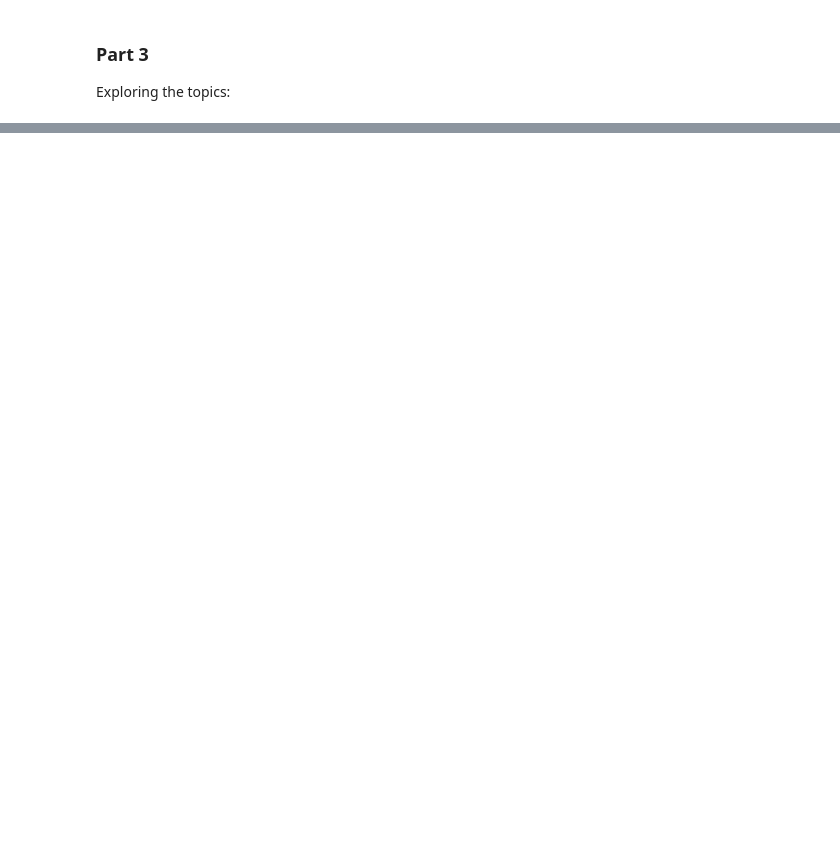
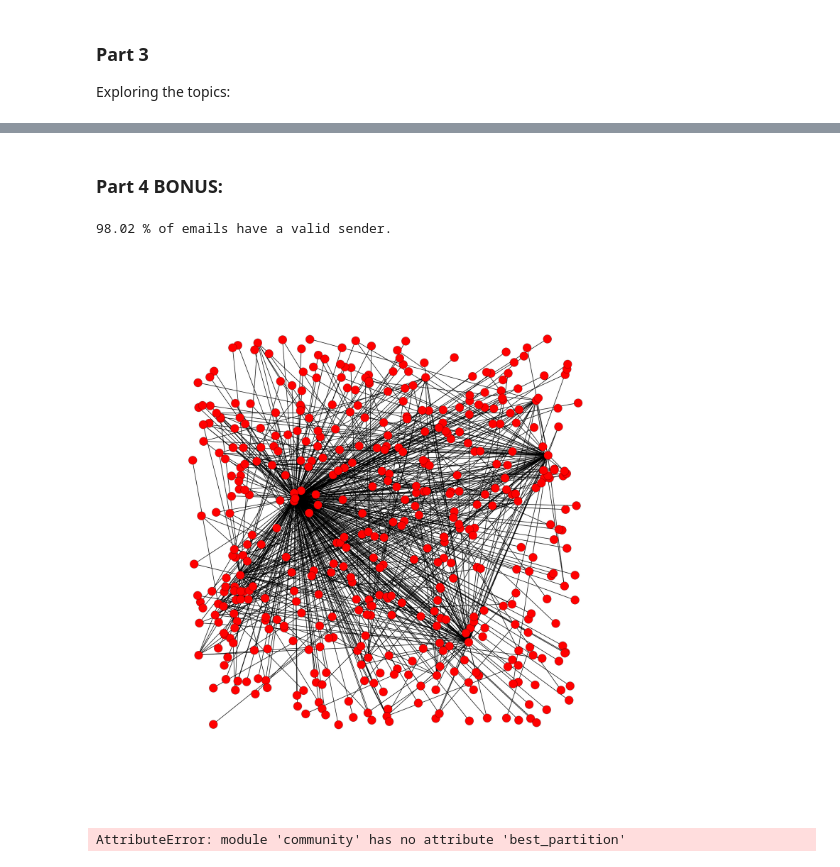
Before and after one commit to fdevillard/ada-homeworks, a Jupyter notebook: 05 - Taming Text/HW5.ipynb, the cells around one changed output, grey strips where cells are left out. Drawn from its saved outputs; the diff is of its cells as text; code cells hidden in the pictures; blank space fills up the shorter version.

```diff
--- a/05 - Taming Text/HW5.ipynb
+++ b/05 - Taming Text/HW5.ipynb
@@ -206,0 +262,25 @@ lda = LdaModel(corpus, num_topics=50) # 5 to 50
+# %% [markdown]
+### Part 4 BONUS:
+# %%
+import networkx as nx
+
+#persons = pd.read_csv('hillary-clinton-emails/Persons.csv', header=0, index_col=0)
+#aliases = pd.read_csv('hillary-clinton-emails/Aliases.csv', header=0, index_col=0)
+receivers = pd.read_csv('hillary-clinton-emails/EmailReceivers.csv', header=0, index_col=0)
+# %%
+senders = emails[['Id','SenderPersonId']]
+senders = senders[pd.notnull(senders.SenderPersonId)]
+print('%.2f' % (100*len(senders)/len(emails)), '% of emails have a valid sender.')
+# %% [output]
+98.02 % of emails have a valid sender.
+# %%
+G = nx.Graph()
+for _, emailId, i in senders.itertuples():
+    for _, emailId2, j in receivers[receivers.EmailId == emailId].itertuples():
+        assert emailId == emailId2
+        G.add_edge(i, j, email=emailId)
+# %%
+plt.subplots(figsize=(20,20))
+nx.draw_random(G)
+# %% [output]
+[figure, added]
@@ -206,0 +298,4 @@ lda = LdaModel(corpus, num_topics=50) # 5 to 50
+# %%
+community.best_partition(G) ## ???????
+# %% [output]
+AttributeError: module 'community' has no attribute 'best_partition'
```
Also changed, not shown: parts of 28 cells of this notebook, 5 other files.
